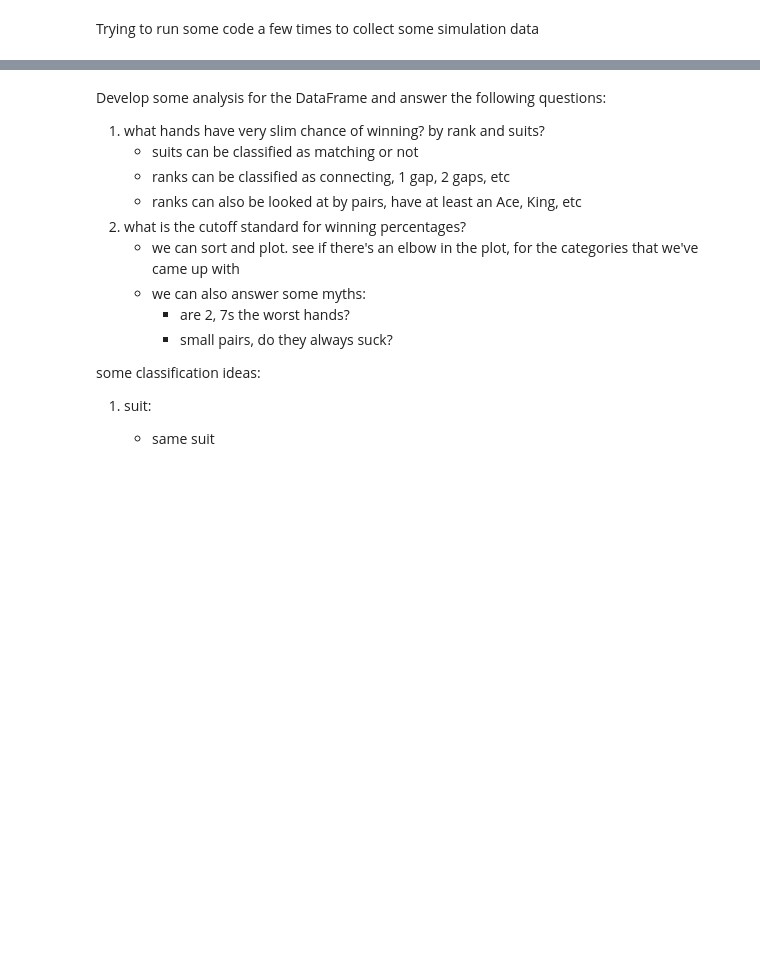
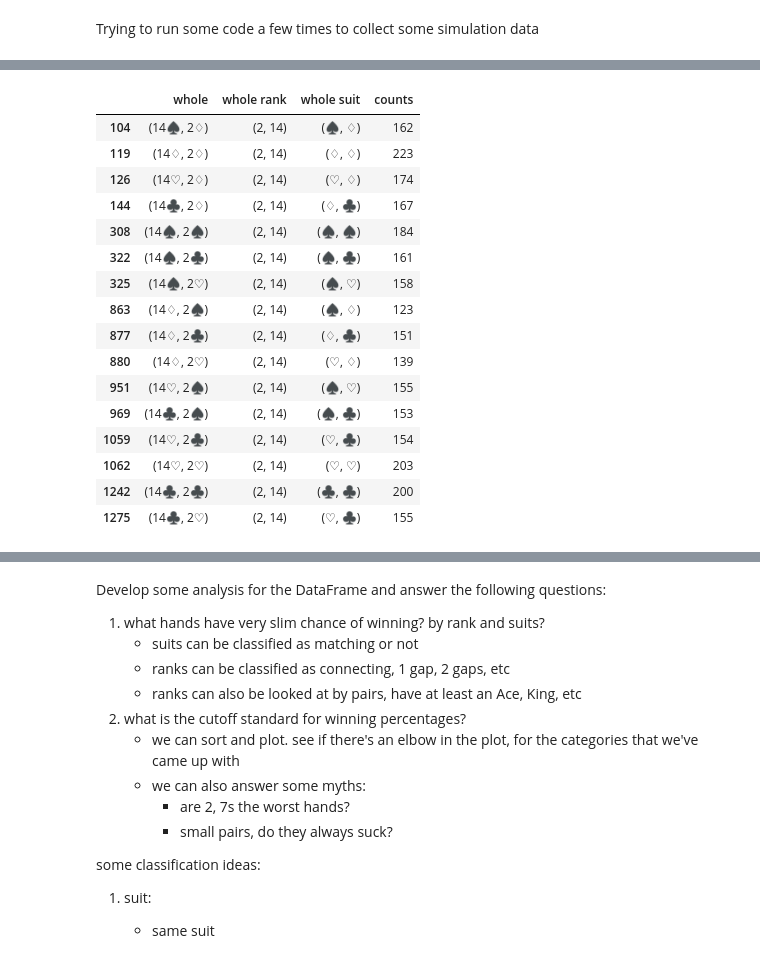
Before and after one commit to a35931chi/Poker, a Jupyter notebook: Poker Analysis.ipynb, the cells around one changed output, grey strips where cells are left out. Cells and saved outputs as stored; diff of their text form; code cells hidden in the pictures; blank space fills up the shorter version.

```diff
--- a/Poker Analysis.ipynb
+++ b/Poker Analysis.ipynb
@@ -175,0 +226,21 @@ winning_df_summary[winning_df_summary['whole rank'] == (2, 2)]
+# %%
+all_possible_whole[all_possible_whole['whole rank'] == (2, 14)]
+#seems like my code is working
+# %% [output]
+|  | whole | whole rank | whole suit | counts |
+| 104 | (14♠, 2♢) | (2, 14) | (♠, ♢) | 162 |
+| 119 | (14♢, 2♢) | (2, 14) | (♢, ♢) | 223 |
+| 126 | (14♡, 2♢) | (2, 14) | (♡, ♢) | 174 |
+| 144 | (14♣, 2♢) | (2, 14) | (♢, ♣) | 167 |
+| 308 | (14♠, 2♠) | (2, 14) | (♠, ♠) | 184 |
+| 322 | (14♠, 2♣) | (2, 14) | (♠, ♣) | 161 |
+| 325 | (14♠, 2♡) | (2, 14) | (♠, ♡) | 158 |
+| 863 | (14♢, 2♠) | (2, 14) | (♠, ♢) | 123 |
+| 877 | (14♢, 2♣) | (2, 14) | (♢, ♣) | 151 |
+| 880 | (14♢, 2♡) | (2, 14) | (♡, ♢) | 139 |
+| 951 | (14♡, 2♠) | (2, 14) | (♠, ♡) | 155 |
+| 969 | (14♣, 2♠) | (2, 14) | (♠, ♣) | 153 |
+| 1059 | (14♡, 2♣) | (2, 14) | (♡, ♣) | 154 |
+| 1062 | (14♡, 2♡) | (2, 14) | (♡, ♡) | 203 |
+| 1242 | (14♣, 2♣) | (2, 14) | (♣, ♣) | 200 |
+| 1275 | (14♣, 2♡) | (2, 14) | (♡, ♣) | 155 |
```
Also changed, not shown: parts of 15 cells of this notebook, 1 other file.
